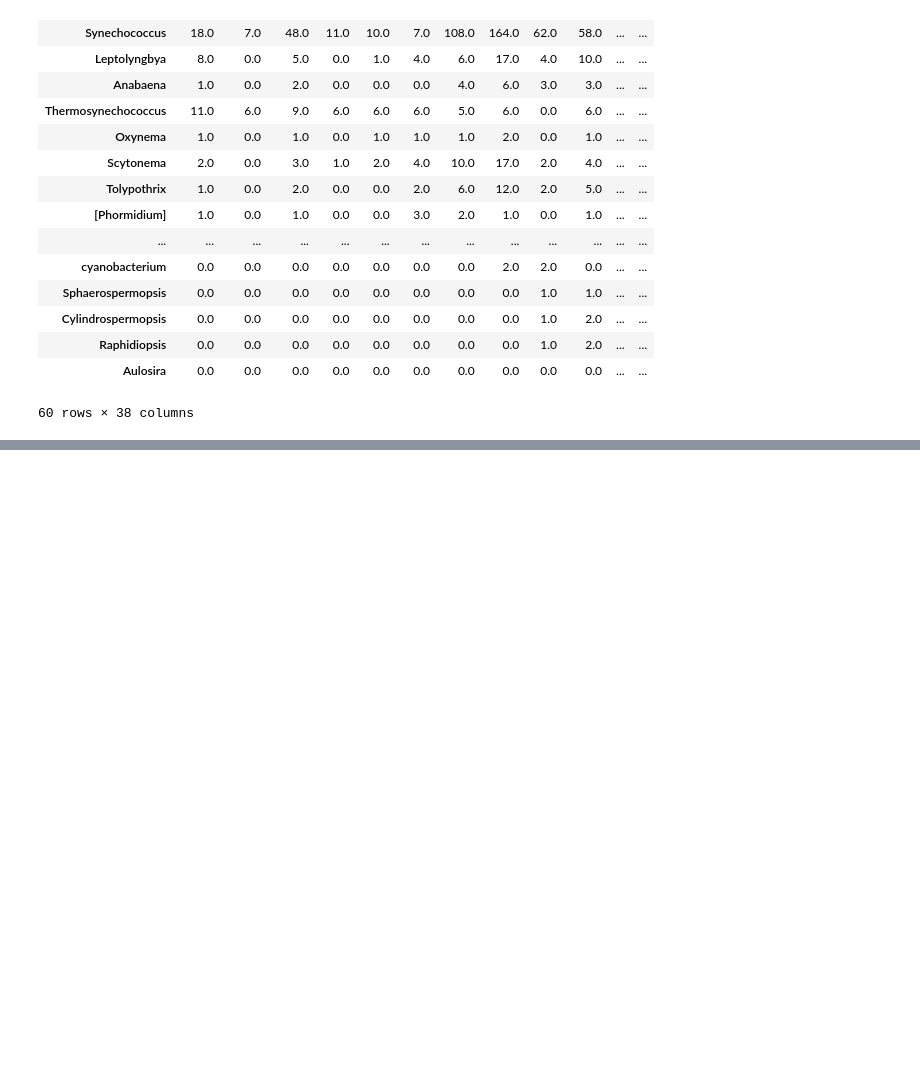
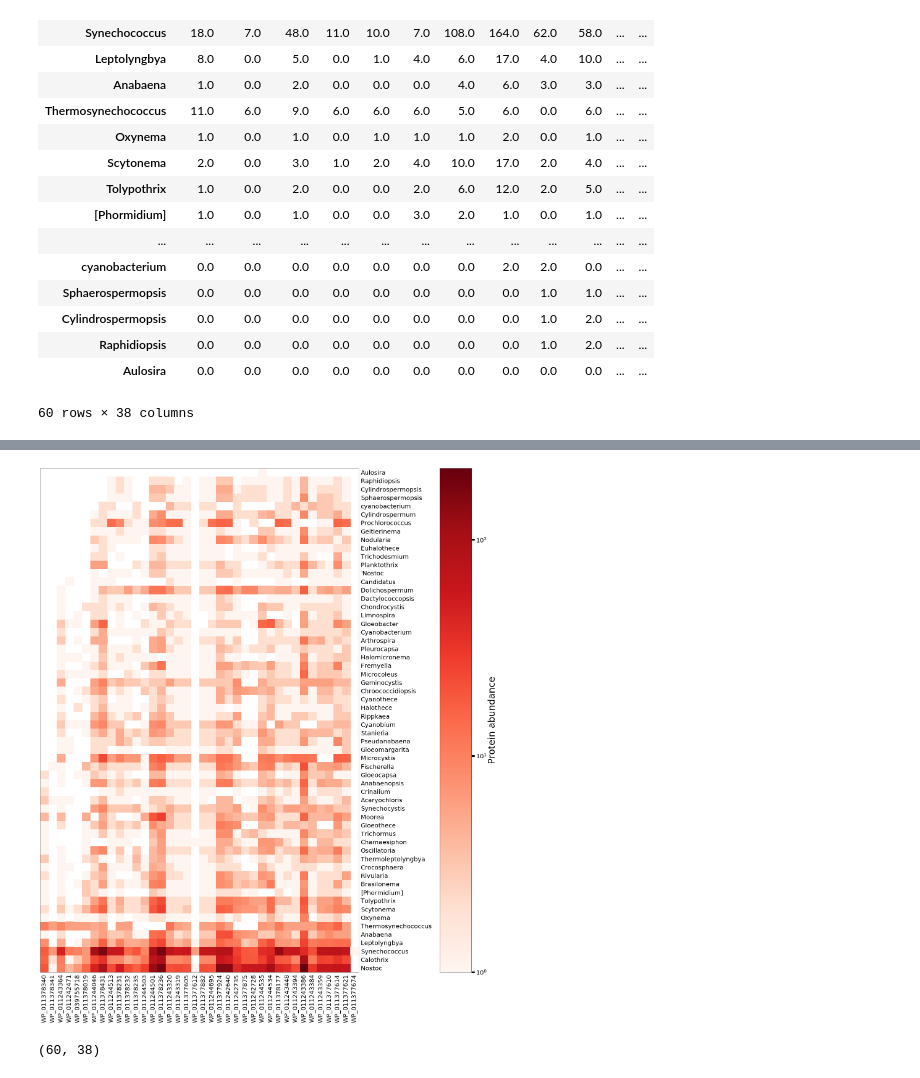
Before and after one commit to Kanomble/blast_result_processing, a Jupyter notebook: scripts/Heatmap_genus_BLASTDATA.ipynb, the cells around one changed output, grey strips where cells are left out. Cells and saved outputs as stored; diff of their text form; code cells hidden in the pictures; blank space fills up the shorter version.

```diff
--- a/scripts/Heatmap_genus_BLASTDATA.ipynb
+++ b/scripts/Heatmap_genus_BLASTDATA.ipynb
@@ -207,0 +294,4 @@ sns.heatmap(frame, cmap='Reds', linewidths=0.5, annot=True)
+# %%
+create_heatmap(frame)
+# %% [output]
+[figure, added]
@@ -207,0 +300,4 @@ sns.heatmap(frame, cmap='Reds', linewidths=0.5, annot=True)
+# %%
+frame.shape
+# %% [output]
+(60, 38)
```
Also changed, not shown: parts of 12 cells of this notebook.
